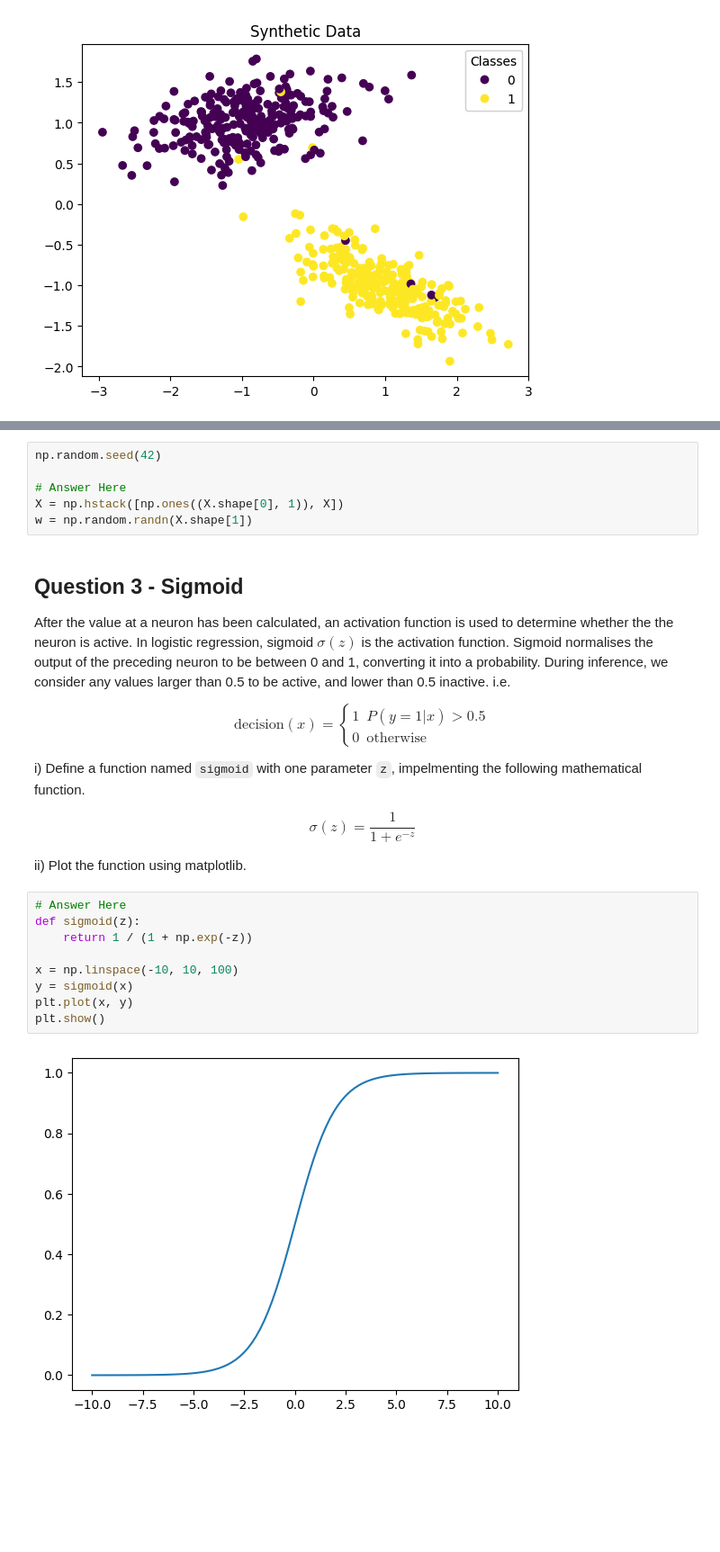
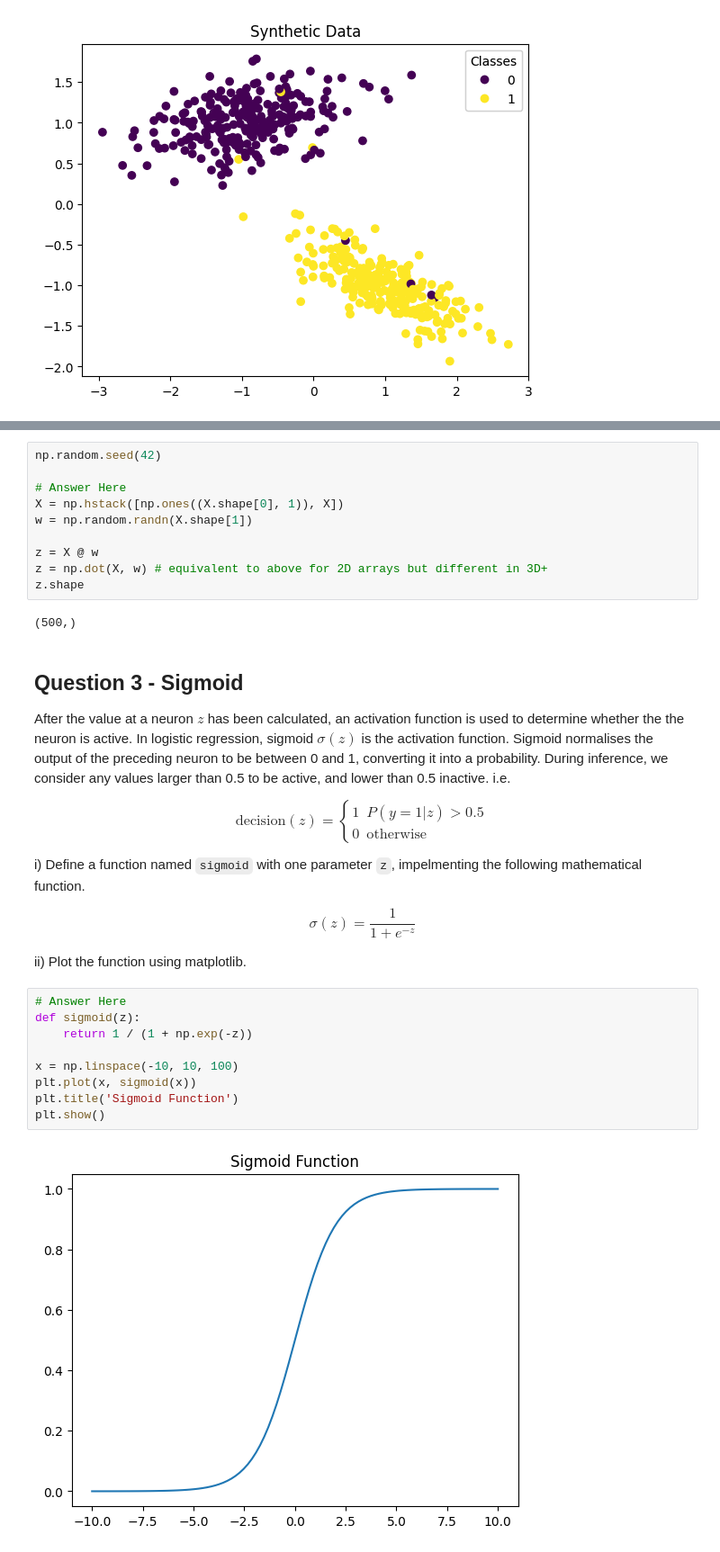
Before and after one commit to wrmthorne/SWiCS-WIE-Advanced-Python-Worksheets, a Jupyter notebook: Advanced 2 - Intro to Machine Learning/Intro_to_ML.ipynb, the cells around one changed output, grey strips where cells are left out. Shown at 90% size. Cells and saved outputs as stored; diff of their text form; blank space fills up the shorter version.

```diff
--- a/Advanced 2 - Intro to Machine Learning/Intro_to_ML.ipynb
+++ b/Advanced 2 - Intro to Machine Learning/Intro_to_ML.ipynb
@@ -110,15 +114,21 @@ np.random.seed(42)
 # Answer Here
 X = np.hstack([np.ones((X.shape[0], 1)), X])
 w = np.random.randn(X.shape[1])
+
+z = X @ w
+z = np.dot(X, w) # equivalent to above for 2D arrays but different in 3D+
+z.shape
+# %% [output]
+(500,)
 # %% [markdown]
 ## Question 3 - Sigmoid
 
-After the value at a neuron has been calculated, an activation function is used to determine whether the the neuron is active. In logistic regression, sigmoid $\sigma(z)$ is the activation function. Sigmoid normalises the output of the preceding neuron to be between 0 and 1, converting it into a probability. During inference, we consider any values larger than 0.5 to be active, and lower than 0.5 inactive. i.e.
+After the value at a neuron $z$ has been calculated, an activation function is used to determine whether the the neuron is active. In logistic regression, sigmoid $\sigma(z)$ is the activation function. Sigmoid normalises the output of the preceding neuron to be between 0 and 1, converting it into a probability. During inference, we consider any values larger than 0.5 to be active, and lower than 0.5 inactive. i.e.
 
 $$
-\text{decision}(x) =
+\text{decision}(z) =
 \begin{cases}
-1 & P(y=1|x) > 0.5 \\
+1 & P(y=1|z) > 0.5 \\
 0 & \text{otherwise}
 \end{cases}
 $$
@@ -133,11 +143,11 @@ ii) Plot the function using matplotlib.
 # %%
 # Answer Here
 def sigmoid(z):
     return 1 / (1 + np.exp(-z))
 
 x = np.linspace(-10, 10, 100)
-y = sigmoid(x)
-plt.plot(x, y)
+plt.plot(x, sigmoid(x))
+plt.title('Sigmoid Function')
 plt.show()
 # %% [output]
-[figure, old version]
+[figure, new version]
```
Also changed, not shown: parts of 25 cells of this notebook.
